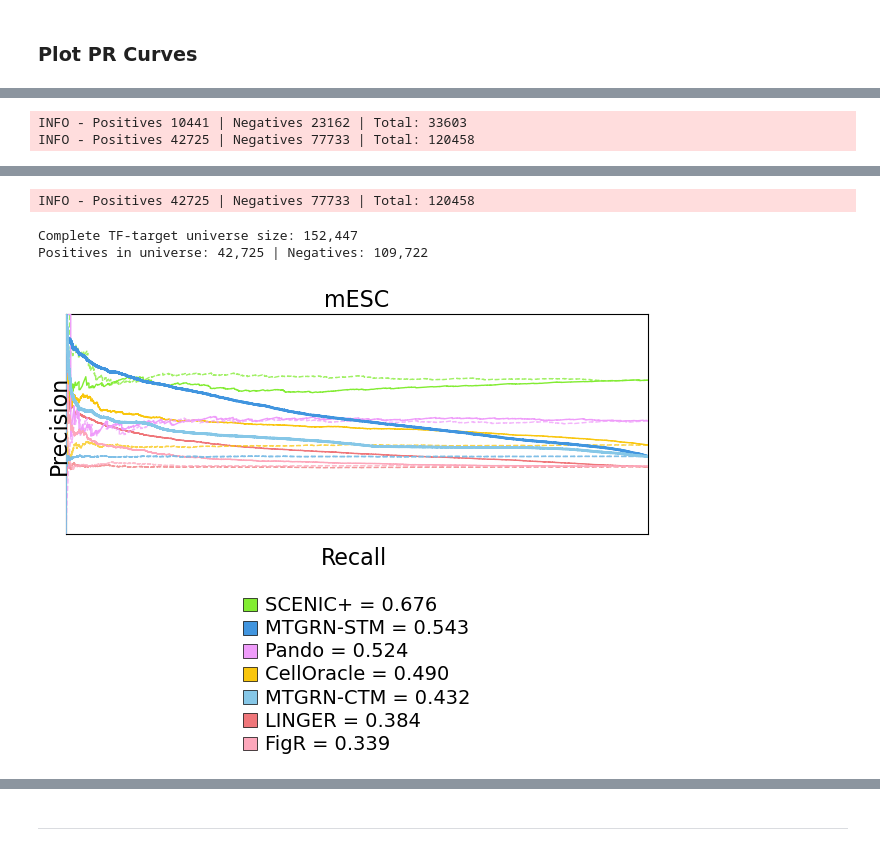
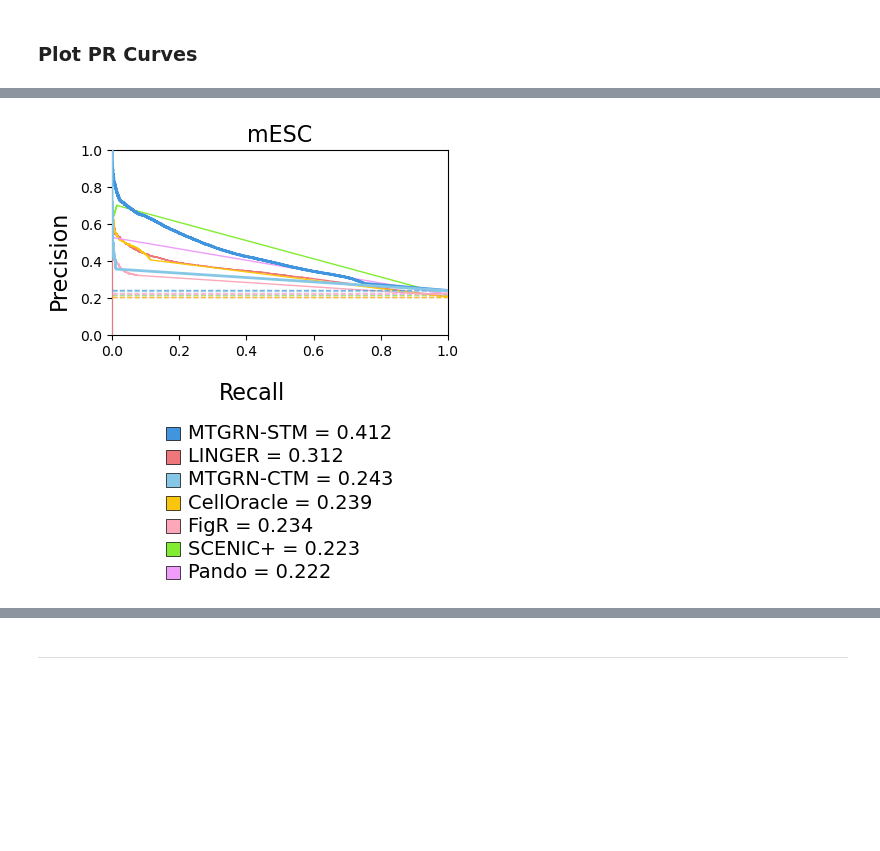
Before and after one commit to emoeller80281/Custom_GRN_Inference, a Jupyter notebook: dev/notebooks/simple_model_testing/test_tf_tg_predictions.ipynb, the cells around one changed output, grey strips where cells are left out. Saved outputs shown, nothing was run; the diff lists cells and outputs as text; code cells hidden in the pictures; blank space fills up the shorter version.

Commit message:
Added code to run the AUPRC using the full set of possible TF-TG combinations. I am calculating scores for each combination using my trained model.

```diff
--- a/dev/notebooks/simple_model_testing/test_tf_tg_predictions.ipynb
+++ b/dev/notebooks/simple_model_testing/test_tf_tg_predictions.ipynb
@@ -1349,7 +1329,7 @@ cross_model_sample_name = "E8.5_rep1"
 label_by_method_dict = {}
 score_by_method_dict = {}
 
-subset_size = None
+subset_size = 2000
 for model_cell_type, sample_name in samples_to_run:
 
     logging.info(f"Processing sample: {sample_name} | Dataset: {model_cell_type}")
@@ -1381,9 +1361,6 @@ for model_cell_type, sample_name in samples_to_run:
     test_set_tf_indices = list(tftg_inputs_test['tf_idx'].numpy())
     test_set_tg_indices = list(tftg_inputs_test['tg_idx'].numpy())
 
-    test_set_tf_names_upper = [tf_idx_to_name[idx].upper() for idx in set(test_set_tf_indices)]
-    test_set_tg_names_upper = [tg_idx_to_name[idx].upper() for idx in set(test_set_tg_indices)]
-
     cross_model_chkpt = tf_tg_model_checkpoints[cross_model_cell_type][cross_model_sample_name]
 
     tf_tg_model_chkpt = tf_tg_model_checkpoints[model_cell_type][sample_name]
@@ -1406,11 +1383,11 @@ for model_cell_type, sample_name in samples_to_run:
 
     # Generate the model predictions for the test set and create a DataFrame with TF names, TG names, and predicted scores
     device = torch.device("cuda" if torch.cuda.is_available() else "cpu")
-    prediction_df = generate_model_predictions(tf_tg_model.model, data_loader, device, tf_idx_to_name, tg_idx_to_name)
+    # prediction_df = generate_model_predictions(tf_tg_model.model, data_loader, device, tf_idx_to_name, tg_idx_to_name)
     cross_model_prediction_df = generate_model_predictions(cross_tf_tg_model.model, data_loader, device, tf_idx_to_name, tg_idx_to_name)
 
-    # Create the labeled ground truth DataFrame for the test set
-    tf_tg_label_df, gt_pairs, gt_tfs, gt_targets = create_tf_tg_label_df(tftg_inputs_test)
+    # # Create the labeled ground truth DataFrame for the test set
+    # tf_tg_label_df, gt_pairs, gt_tfs, gt_targets = create_tf_tg_label_df(tftg_inputs_test)
 
     OTHER_METHOD_MUON_DIR = Path("/gpfs/Labs/Uzun/DATA/PROJECTS/2024.SINGLE_CELL_GRN_INFERENCE.MOELLER/other_method_grns")
 
@@ -1438,7 +1415,7 @@ for model_cell_type, sample_name in samples_to_run:
         # Filter the inferred GRN to only include edges where both the TF and TG are present in
         # the test set ground truth
 
-        mask = df_std["Source"].isin(gt_tfs) & df_std["Target"].isin(gt_targets)
+        mask = df_std["Source"].isin(gt_tfs) & df_std["Target"].isin(gt_tgs)
         df_filtered: pd.DataFrame = df_std.loc[mask]
 
         # Sample the same number of edges for fair comparison
@@ -1524,7 +1767,7 @@ for i, sample_name in enumerate(sample_to_title_map.keys()):
         else:
             line_weight = 1
 
-        roc_line_color = method_color_dict.get(method, roc_line_color)
+        roc_line_color = method_color_dict.get(method, "#747474")
 
         ax.plot(
             fpr,
@@ -1705,7 +1893,7 @@ def build_full_universe_from_gt(method_df, gt_edges, use_abs_scores=True, missin
 combined_fig, combined_axes = plt.subplots(
     nrows=1,
     ncols=len(sample_to_title_map),
-    figsize=(4 * len(sample_to_title_map) + 2, 5),
+    figsize=(4 * len(sample_to_title_map), 5),
     sharex=True,
     sharey=True,
     squeeze=False,
@@ -1713,6 +1901,10 @@ combined_fig, combined_axes = plt.subplots(
 )
 
 combined_axes = np.array(combined_axes, ndmin=1).ravel()
+
+print(f"TFs: {len(gt_tfs)}")
+print(f"TGs: {len(gt_tgs)}")
+print(f"Edges: {len(gt_pairs)}")
 
 for i, sample_name in enumerate(sample_to_title_map.keys()):
 
@@ -1729,21 +1921,25 @@ for i, sample_name in enumerate(sample_to_title_map.keys()):
 
         df_std = standardized_method_dfs[method]
 
-        full_universe_df = build_full_universe_from_gt(df_std, tf_tg_label_df)
+        # Create the labeled DataFrame for the model predictions vs the test set ground truth
+        method_labeled_df = create_ground_truth_comparison_df(df_std, gt_lookup, "test_chrom_gt")
+
+        y = method_labeled_df["_in_gt"].fillna(0).astype(int).to_numpy()
+        s = method_labeled_df["Score"].to_numpy()
 
         def sample_auprc_10x_negatives(full_universe, random_state=42):
             positives = full_universe[full_universe["_in_gt"] == 1]
             negatives = full_universe[full_universe["_in_gt"] == 0]
 
             n_pos = len(positives)
-            n_neg_sample = n_pos * 10
+            n_neg_sample = min(n_pos * 10, len(negatives))
 
             if n_pos == 0 or n_neg_sample == 0:
                 return full_universe.iloc[0:0].copy()
 
             neg_sampled = negatives.sample(
                 n=n_neg_sample,
-                replace=True,
+                replace=False,
                 random_state=random_state,
             )
 
@@ -1754,24 +1950,26 @@ for i, sample_name in enumerate(sample_to_title_map.keys()):
 
             return auprc_df
 
-        # auprc_df = sample_auprc_10x_negatives(full_universe_df, random_state=42)
-        auprc_df = full_universe_df
+        full_universe_10x_negatives = sample_auprc_10x_negatives(full_universe, random_state=42)
 
-        # y_full = auprc_df["_in_gt"].astype(int).to_numpy()
-        # s_full = auprc_df["Score"].to_numpy()
+        eval_df = full_universe_10x_negatives[["Source", "Target", "_in_gt"]].copy()
 
-        y_full = labels
-        s_full = scores
+        auprc_df = eval_df.merge(
+            method_labeled_df[["Source", "Target", "Score"]],
+            on=["Source", "Target"],
+            how="left",
+        )
 
-        logging.info(f"Positives {(y_full == 1).sum()} | Negatives {(y_full == 0).sum()} | Total: {len(y_full)}")
+        auprc_df = auprc_df[auprc_df["Source"].isin(method_labeled_df["Source"].unique()) | ~auprc_df["Target"].isin(method_labeled_df["Target"].unique())].copy()
 
-        prec, rec, _ = precision_recall_curve(y_full, s_full)
-        auprc = average_precision_score(y_full, s_full)
+        auprc_df["Score"] = auprc_df["Score"].fillna(0)
 
-        rand_scores = plotting_utils._create_random_distribution(s_full)
+        y_auprc = auprc_df["_in_gt"].astype(int).to_numpy()
+        s_auprc = auprc_df["Score"].astype(float).to_numpy()
 
-        rand_prec, rand_rec, _ = precision_recall_curve(y_full, rand_scores)
-        rand_auprc = average_precision_score(y_full, rand_scores)
+        auprc = average_precision_score(y_auprc, s_auprc)
+        prec, rec, _ = precision_recall_curve(y_auprc, s_auprc)
+        random_baseline = y_auprc.mean()
 
         method_color = method_color_dict.get(method, "#747474")
         auprc_text_lines.append((method, auprc, method_color))
@@ -1792,8 +1990,8 @@ for i, sample_name in enumerate(sample_to_title_map.keys()):
 
 
         ax.plot(
-            rand_rec,
-            rand_prec,
+            [0, 1],
+            [random_baseline, random_baseline],
             lw=1,
             linestyle="--",
             color=method_color,
@@ -1857,16 +2055,16 @@ for i, sample_name in enumerate(sample_to_title_map.keys()):
         child=packed_legend,
         pad=0.0,
         frameon=False,
-        bbox_to_anchor=(0.5, -0.25),
+        bbox_to_anchor=(0.5, -0.45),
         bbox_transform=ax.transAxes,
         borderpad=0.4,
     )
 
     ax.add_artist(anchored_text)
 
-    ax.tick_params(bottom=False, left=False)
-    ax.set_xticklabels([])
-    ax.set_yticklabels([])
+    # ax.tick_params(bottom=False, left=False)
+    # ax.set_xticklabels([])
+    # ax.set_yticklabels([])
 
 combined_fig.text(
     0.5,
@@ -1886,9 +2084,9 @@ combined_fig.text(
 )
 
 combined_fig.subplots_adjust(
-    left=0.02,
+    left=0.15,
     right=0.99,
-    bottom=0.38,
+    bottom=0.45,
     top=0.82,
     wspace=0.08,
 )
@@ -1916,2 +2104,0 @@ Positives in universe: 42,725 | Negatives: 109,722
-INFO - Positives 10441 | Negatives 23162 | Total: 33603
-INFO - Positives 42725 | Negatives 77733 | Total: 120458
@@ -1922,4 +2105 @@ Positives in universe: 42,725 | Negatives: 109,722
-INFO - Positives 42725 | Negatives 77733 | Total: 120458
-Complete TF-target universe size: 152,447
-Positives in universe: 42,725 | Negatives: 109,722
-[figure, old version]
+[figure, new version]
```
Also changed, not shown: parts of 20 cells of this notebook, 6 other files.
